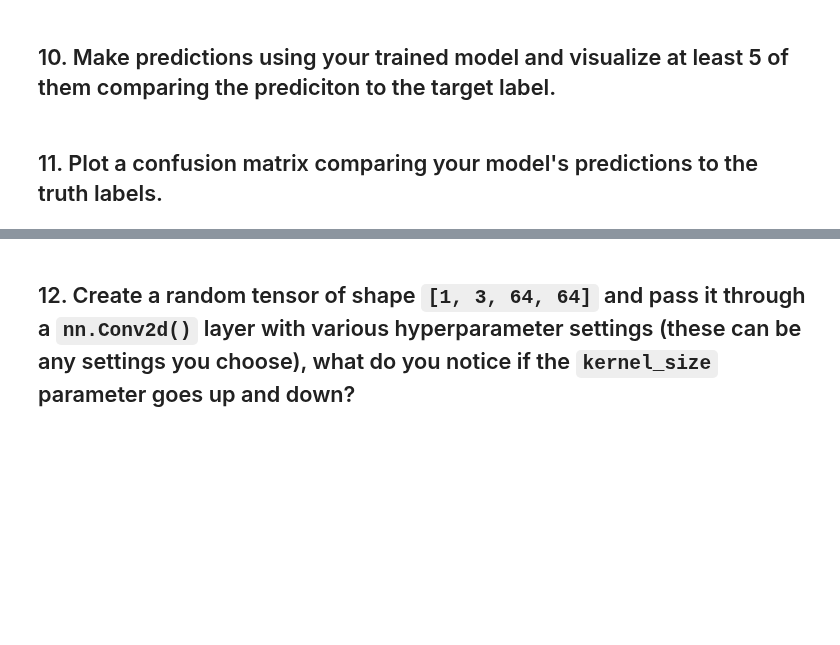
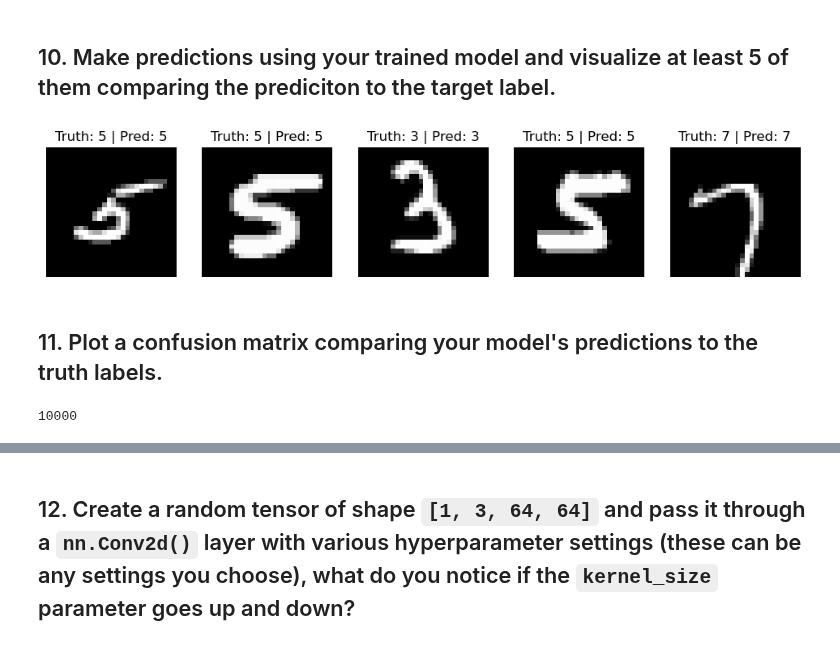
Before and after one commit to aflorkowska/NeutralNetworks_Introduction, a Jupyter notebook: Exercises/03_pytorch_computer_vision_exercises.ipynb, the cells around one changed output, grey strips where cells are left out. Cells and saved outputs as stored; diff of their text form; code cells hidden in the pictures; blank space fills up the shorter version.

Commit message:
03 cv exercises - plot confusiion matrix

```diff
--- a/Exercises/03_pytorch_computer_vision_exercises.ipynb
+++ b/Exercises/03_pytorch_computer_vision_exercises.ipynb
@@ -452,19 +452,18 @@ Using GPU causes the dramatically degrease of training time:
 # %% [markdown]
 ## 10. Make predictions using your trained model and visualize at least 5 of them comparing the prediciton to the target label.
 # %%
-num_to_plot = 5
-for i in range(num_to_plot):
-  # Get image and labels from the test data
-  img = test_data[i][0]
-  label = test_data[i][1]
-
-  # Make prediction on image
-  model_pred_logits = model_gpu(img.unsqueeze(dim=0).to(device))
-  model_pred_probs = torch.softmax(model_pred_logits, dim=1)
-  model_pred_label = torch.argmax(model_pred_probs, dim=1)
-
-  # Plot the image and prediction
-  plt.figure()
-  plt.imshow(img.squeeze(), cmap="gray")
-  plt.title(f"Truth: {label} | Pred: {model_pred_label.cpu().item()}")
-  plt.axis(False);
+torch.manual_seed(42)
+fig = plt.figure(figsize=(12, 12))
+rows, cols = 1, 5
+for i in range(1, rows * cols + 1):
+    random_idx = torch.randint(0, len(test_data), size=[1]).item()
+    img, label = test_data[random_idx]
+    fig.add_subplot(rows, cols, i)
+    model_pred_logits = model0_gpu(img.unsqueeze(dim=0).to(device))
+    model_pred_probs = torch.softmax(model_pred_logits, dim=1)
+    model_pred_label = torch.argmax(model_pred_probs, dim=1)
+    plt.imshow(img.squeeze(), cmap="gray")
+    plt.title(f"Truth: {label} | Pred: {model_pred_label.cpu().item()}")
+    plt.axis(False);
+# %% [output]
+[figure, added]
@@ -482,2 +470,19 @@ for i in range(1, rows * cols + 1):
 # %% [markdown]
 ## 11. Plot a confusion matrix comparing your model's predictions to the truth labels.
+# %%
+model0_gpu.eval()
+y_preds = []
+with torch.inference_mode():
+  for batch, (X, y) in tqdm(enumerate(test_dataloader)):
+    # Make sure data on right device
+    X, y = X.to(device), y.to(device)
+    # Forward pass
+    y_pred_logits = model0_gpu(X)
+    # Logits -> Pred probs -> Pred label
+    y_pred_labels = torch.argmax(torch.softmax(y_pred_logits, dim=1), dim=1)
+    # Append the labels to the preds list
+    y_preds.append(y_pred_labels)
+  y_preds=torch.cat(y_preds).cpu()
+len(y_preds)
+# %% [output]
+10000
```
Also changed, not shown: parts of 2 cells of this notebook.
